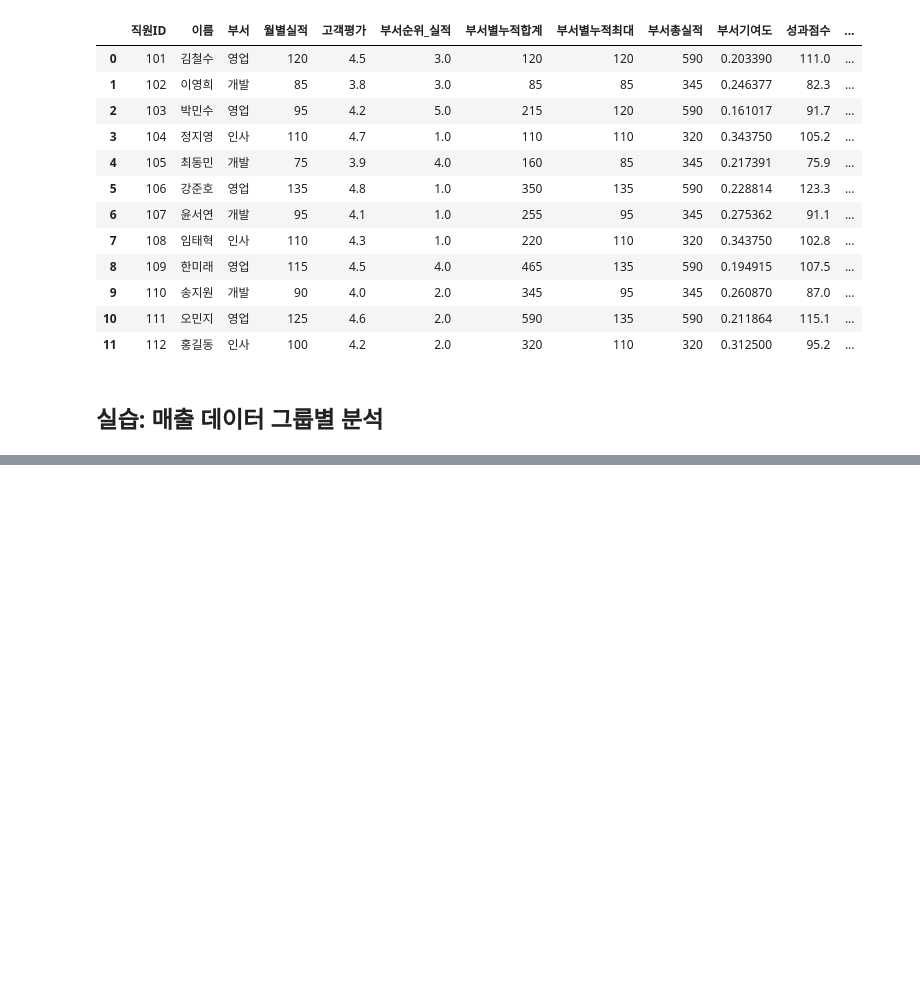
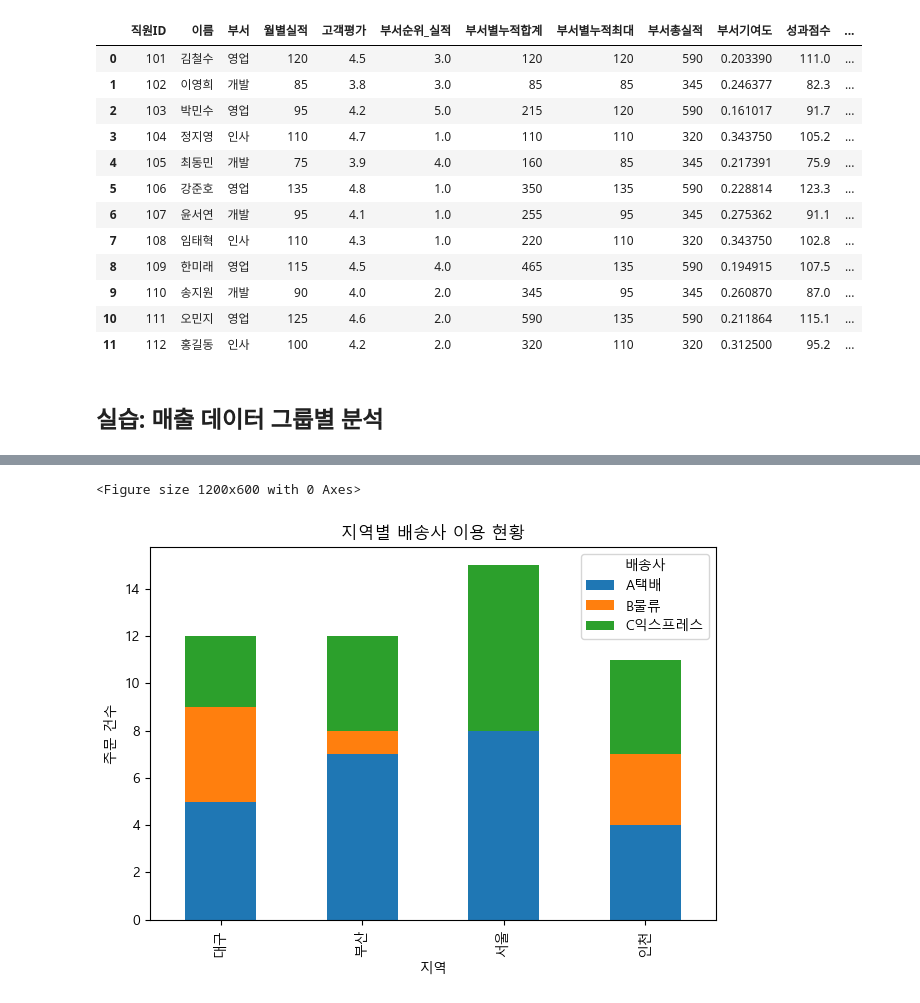
Before and after one commit to im-louise/practice, a Jupyter notebook: data/02_pandas2.ipynb, the cells around one changed output, grey strips where cells are left out. Drawn from its saved outputs; the diff is of its cells as text; code cells hidden in the pictures; blank space fills up the shorter version.

```diff
--- a/data/02_pandas2.ipynb
+++ b/data/02_pandas2.ipynb
@@ -590,0 +946,5 @@ satisfaction = pd.DataFrame({
+# %%
+# 지역별 배송사 선호
+# with_satisfaction.groupby(['지역', '배송사'])['주문번호'].count()  # 아래랑 결과 같음
+region_shipping = with_satisfaction.groupby(['지역', '배송사']).size().unstack().fillna(0)
+region_shipping
@@ -590,0 +958,11 @@ satisfaction = pd.DataFrame({
+# %%
+plt.figure(figsize=(12, 6))
+region_shipping.plot(kind='bar', stacked=True)
+plt.title('지역별 배송사 이용 현황')
+plt.ylabel('주문 건수')
+plt.legend(title='배송사')
+plt.tight_layout()
+plt.show()
+# %% [output]
+<Figure size 1200x600 with 0 Axes>
+[figure, added]
```
Also changed, not shown: parts of 70 cells of this notebook, 1 other file.
